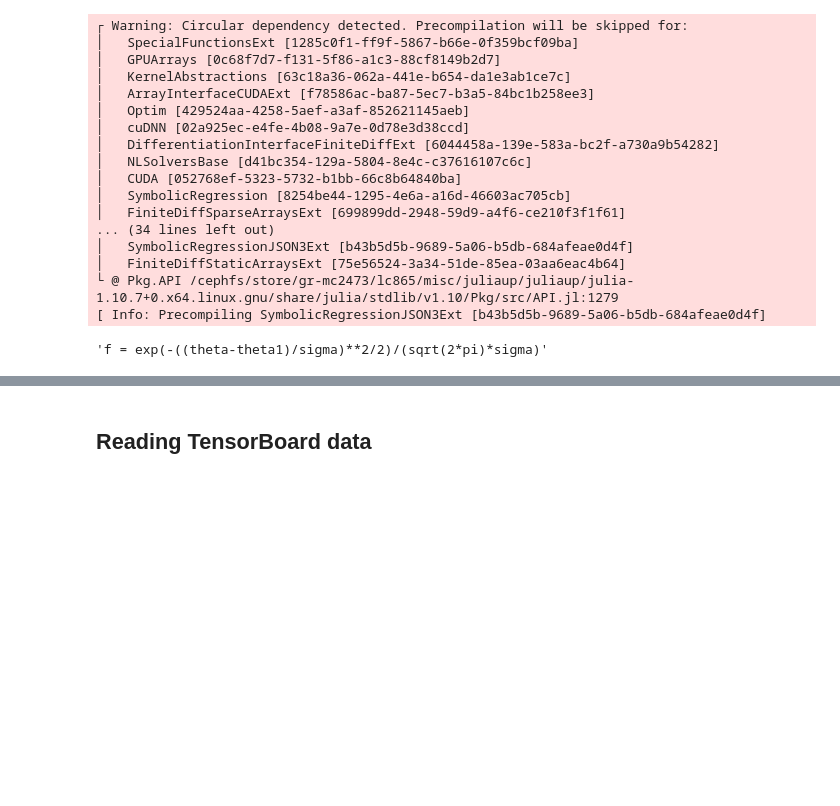
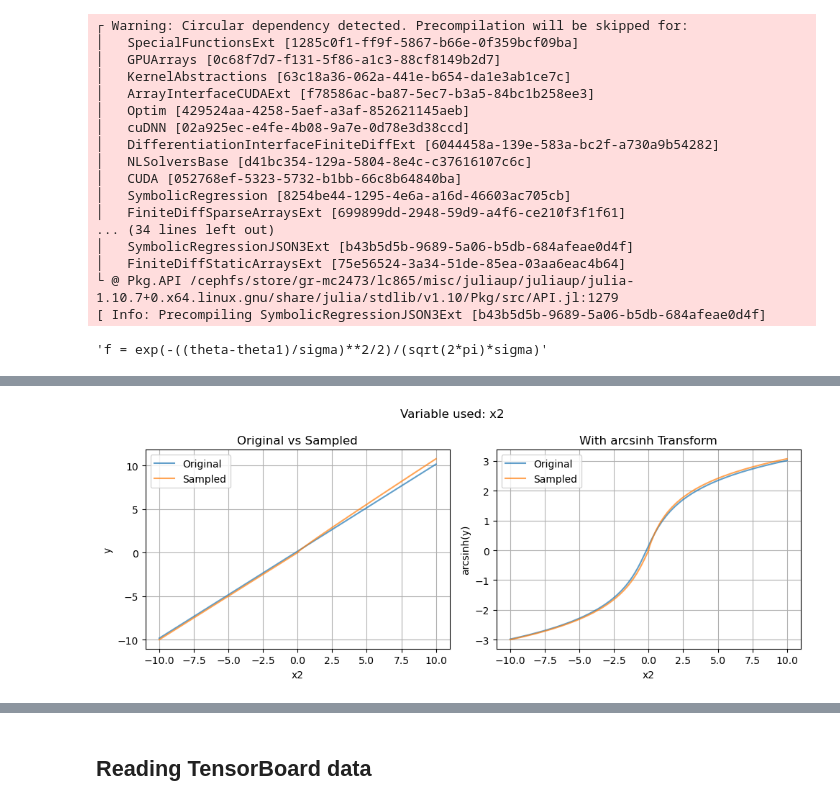
Before and after one commit to LuisCarretero/similar-expressions, a Jupyter notebook: src/sr_inference_benchmarking/dev.ipynb, the cells around one changed output, grey strips where cells are left out. Saved outputs shown, nothing was run; the diff lists cells and outputs as text; code cells hidden in the pictures; blank space fills up the shorter version.

```diff
--- a/src/sr_inference_benchmarking/dev.ipynb
+++ b/src/sr_inference_benchmarking/dev.ipynb
@@ -270,0 +289,92 @@ plt.show()
+# %%
+import sympy as sp
+import numpy as np
+import matplotlib.pyplot as plt
+from sympy.utilities.lambdify import lambdify
+import re
+
+def plot_expressions(expr_str):
+    # Extract original and sampled expressions
+    lines = expr_str.strip().split('\n')
+    if len(lines) < 2:
+        raise ValueError("Input must contain at least 2 lines with 'Original:' and 'Sampled:' expressions")
+
+    orig = lines[0].replace('Original: ', '').strip()
+    sampled = lines[1].replace('Sampled: ', '').strip()
+
+    if not orig or not sampled:
+        raise ValueError("Could not parse empty expressions")
+
+    # Define the zero_sqrt function
+    def zero_sqrt(x):
+        return np.where(x > 0, np.sqrt(x), 0)
+
+    # Find the single xi variable in both expressions
+    var_pattern = re.compile(r'x\d+')
+    var_orig = var_pattern.findall(orig)
+    var_sampled = var_pattern.findall(sampled)
+
+    # Get the single variable (should be same in both expressions)
+    var = var_orig[0] if var_orig else var_sampled[0]
+
+    try:
+        # Create sympy symbol for the variable
+        x_sym = sp.Symbol(var)
+
+        # Convert strings to sympy expressions
+        orig_expr = sp.sympify(orig)
+        sampled_expr = sp.sympify(sampled)
+
+        # Convert to numpy functions
+        orig_func = lambdify(x_sym, orig_expr, modules=[{'zero_sqrt': zero_sqrt}, 'numpy'])
+        sampled_func = lambdify(x_sym, sampled_expr, modules=[{'zero_sqrt': zero_sqrt}, 'numpy'])
+
+        # Generate x values
+        x = np.linspace(-10, 10, 1000)
+
+        # Calculate y values
+        y_orig = orig_func(x)
+        y_sampled = sampled_func(x)
+
+        # Ensure y values are arrays with same shape as x
+        if np.isscalar(y_orig):
+            y_orig = np.full_like(x, y_orig)
+        if np.isscalar(y_sampled):
+            y_sampled = np.full_like(x, y_sampled)
+
+        # Create figure with two subplots side by side
+        fig, (ax1, ax2) = plt.subplots(1, 2, figsize=(10, 4))
+
+        # Regular plot
+        ax1.plot(x, y_orig, label='Original', alpha=0.7)
+        ax1.plot(x, y_sampled, label='Sampled', alpha=0.7)
+        ax1.set_xlabel(var)
+        ax1.set_ylabel('y')
+        ax1.set_title('Original vs Sampled')
+        ax1.legend()
+        ax1.grid(True)
+
+        # Plot with arcsinh transform
+        ax2.plot(x, np.arcsinh(y_orig), label='Original', alpha=0.7)
+        ax2.plot(x, np.arcsinh(y_sampled), label='Sampled', alpha=0.7)
+        ax2.set_xlabel(var)
+        ax2.set_ylabel('arcsinh(y)')
+        ax2.set_title('With arcsinh Transform')
+        ax2.legend()
+        ax2.grid(True)
+
+        plt.suptitle(f'Variable used: {var}')
+        plt.tight_layout()
+        plt.show()
+
+    except (sp.SympifyError, ValueError) as e:
+        print(f"Error parsing expressions: {e}")
+        return
+
+# Example usage with error handling
+example = """Original: cos(exp(0.3450647190960898)) + x2
+Sampled: x2 + (0.24503982 * ((zero_sqrt(x2) - x2) + x2))"""
+
+plot_expressions(example)
+# %% [output]
+[figure, added]
```
Also changed, not shown: parts of 13 cells of this notebook, 4 other files.
